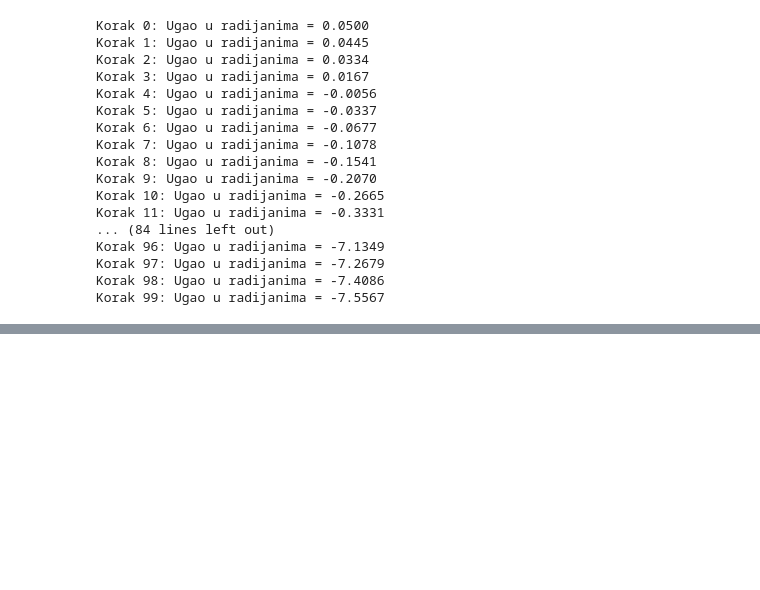
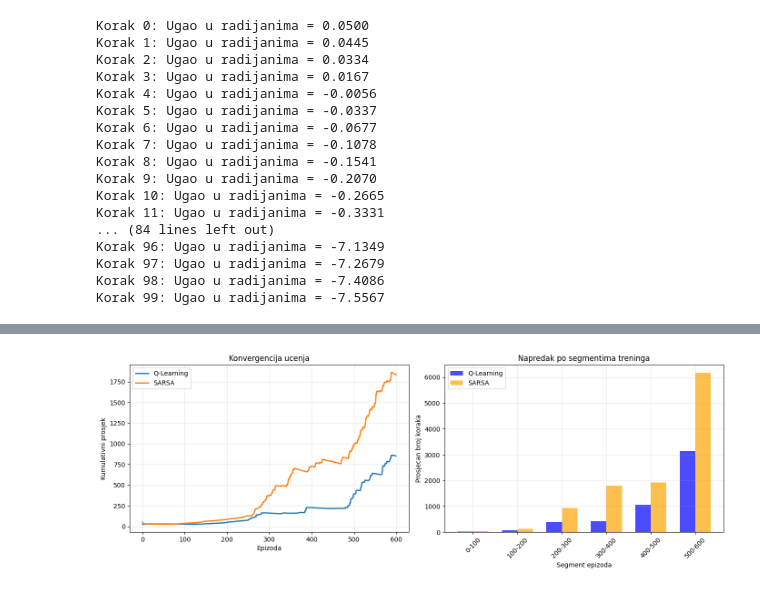
Before and after one commit to Konstantin036/aisa, a Jupyter notebook: Domaći/CartPole.ipynb, the cells around one changed output, grey strips where cells are left out. Drawn from its saved outputs; the diff is of its cells as text; code cells hidden in the pictures; blank space fills up the shorter version.

```diff
--- a/Domaći/CartPole.ipynb
+++ b/Domaći/CartPole.ipynb
@@ -294,0 +604,38 @@ Na grafiku vidimo da je u prvih 200 epizoda klatno lose kontrolisano sto je i lo
+# %%
+# Dodatna vizualizacija za detaljniju analizu
+fig, axes = plt.subplots(1, 2, figsize=(14, 5))
+
+# 1. Kumulativni prosjek (konvergencija)
+ql_cumulative = np.cumsum(ql_scores) / np.arange(1, len(ql_scores) + 1)
+sarsa_cumulative = np.cumsum(sarsa_scores) / np.arange(1, len(sarsa_scores) + 1)
+axes[0].plot(ql_cumulative, label='Q-Learning', linewidth=2)
+axes[0].plot(sarsa_cumulative, label='SARSA', linewidth=2)
+axes[0].set_xlabel('Epizoda')
+axes[0].set_ylabel('Kumulativni prosjek')
+axes[0].set_title('Konvergencija ucenja')
+axes[0].legend()
+axes[0].grid(True, alpha=0.3)
+
+# 2. Prosjek po segmentima (svakih 100 epizoda)
+segments = 6
+segment_size = len(ql_scores) // segments
+ql_segments = [np.mean(ql_scores[i*segment_size:(i+1)*segment_size]) for i in range(segments)]
+sarsa_segments = [np.mean(sarsa_scores[i*segment_size:(i+1)*segment_size]) for i in range(segments)]
+x_segments = [f"{i*segment_size}-{(i+1)*segment_size}" for i in range(segments)]
+
+x_pos = np.arange(segments)
+width = 0.35
+axes[1].bar(x_pos - width/2, ql_segments, width, label='Q-Learning', color='blue', alpha=0.7)
+axes[1].bar(x_pos + width/2, sarsa_segments, width, label='SARSA', color='orange', alpha=0.7)
+axes[1].set_xlabel('Segment epizoda')
+axes[1].set_ylabel('Prosjecan broj koraka')
+axes[1].set_title('Napredak po segmentima treninga')
+axes[1].set_xticks(x_pos)
+axes[1].set_xticklabels(x_segments, rotation=45)
+axes[1].legend()
+axes[1].grid(True, alpha=0.3)
+
+plt.tight_layout()
+plt.show()
+# %% [output]
+[figure, added]
```
Also changed, not shown: parts of 17 cells of this notebook, 1 other file.
